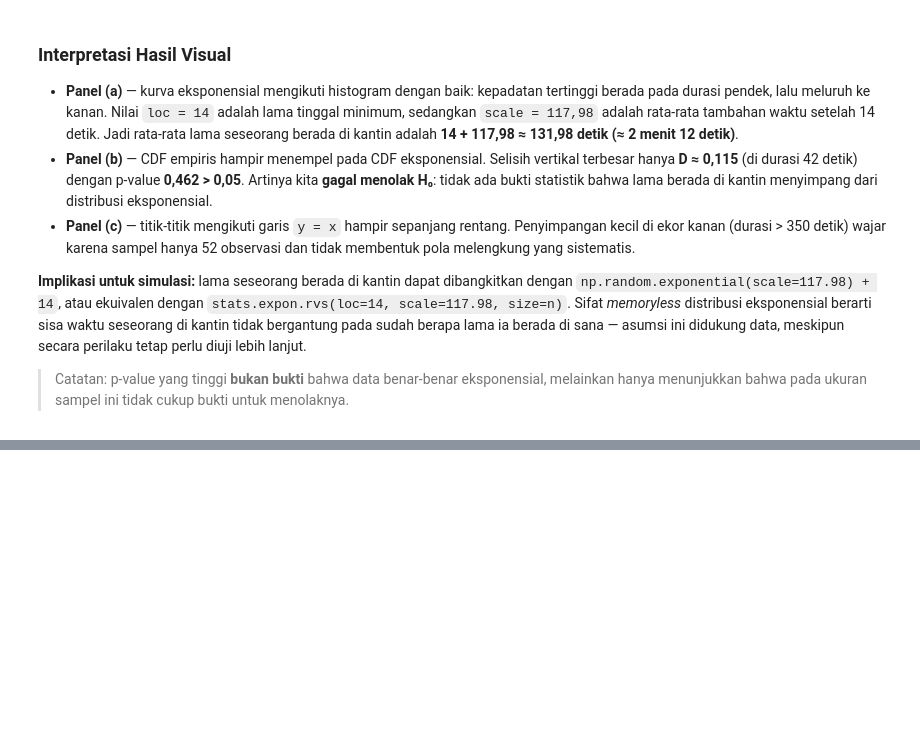
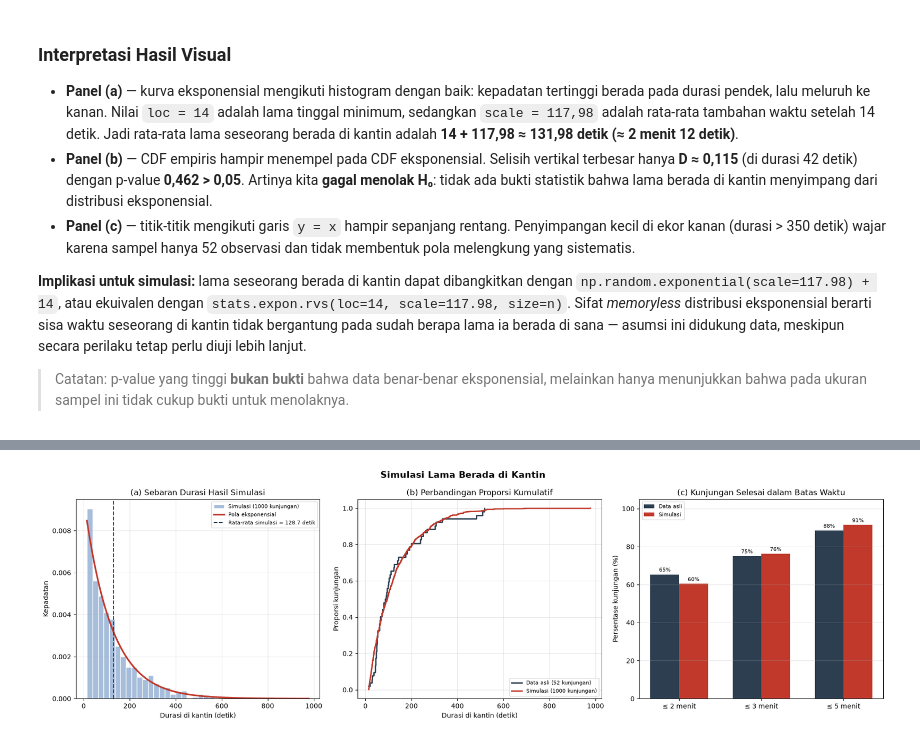
Before and after one commit to Dimassaputra5/KantinFST, a Jupyter notebook: src/simulasi/kantin.ipynb, the cells around one changed output, grey strips where cells are left out. Cells and saved outputs as stored; diff of their text form; code cells hidden in the pictures; blank space fills up the shorter version.

```diff
--- a/src/simulasi/kantin.ipynb
+++ b/src/simulasi/kantin.ipynb
@@ -207,0 +253,60 @@ plt.show()
+# %%
+fig, axes = plt.subplots(1, 3, figsize=(18, 5.5))
+
+# (a) Sebaran durasi simulasi
+ax = axes[0]
+ax.hist(durasi_sim, bins=40, density=True, color="#a6bddb",
+        edgecolor="white", label=f"Simulasi ({n_sim} kunjungan)")
+x_sim = np.linspace(loc_exp, durasi_sim.max(), 500)
+ax.plot(x_sim, stats.expon.pdf(x_sim, loc=loc_exp, scale=scale_exp),
+        color="#c0392b", lw=2.5, label="Pola eksponensial")
+ax.axvline(durasi_sim.mean(), color="#2c3e50", ls="--", lw=1.5,
+           label=f"Rata-rata simulasi = {durasi_sim.mean():.1f} detik")
+ax.set_title("(a) Sebaran Durasi Hasil Simulasi")
+ax.set_xlabel("Durasi di kantin (detik)")
+ax.set_ylabel("Kepadatan")
+ax.legend(fontsize=8)
+ax.grid(alpha=0.3)
+
+# (b) Perbandingan proporsi kumulatif
+ax = axes[1]
+for data, label, warna in [
+    (df["Durasi"], "Data asli (52 kunjungan)", "#2c3e50"),
+    (durasi_sim, f"Simulasi ({n_sim} kunjungan)", "#c0392b"),
+]:
+    urut = np.sort(data)
+    proporsi = np.arange(1, len(urut) + 1) / len(urut)
+    ax.step(urut, proporsi, where="post", color=warna, lw=2, label=label)
+ax.set_title("(b) Perbandingan Proporsi Kumulatif")
+ax.set_xlabel("Durasi di kantin (detik)")
+ax.set_ylabel("Proporsi kunjungan")
+ax.legend(fontsize=8)
+ax.grid(alpha=0.3)
+
+# (c) Proporsi kunjungan yang selesai dalam batas waktu
+ax = axes[2]
+kategori = ["≤ 2 menit", "≤ 3 menit", "≤ 5 menit"]
+batas = [120, 180, 300]
+persen_asli = [(df["Durasi"] <= b).mean() * 100 for b in batas]
+persen_sim = [(durasi_sim <= b).mean() * 100 for b in batas]
+posisi = np.arange(len(kategori))
+lebar = 0.35
+
+ax.bar(posisi - lebar / 2, persen_asli, lebar, color="#2c3e50", label="Data asli")
+ax.bar(posisi + lebar / 2, persen_sim, lebar, color="#c0392b", label="Simulasi")
+for p, nilai in zip(posisi - lebar / 2, persen_asli):
+    ax.text(p, nilai + 1.5, f"{nilai:.0f}%", ha="center", fontsize=8)
+for p, nilai in zip(posisi + lebar / 2, persen_sim):
+    ax.text(p, nilai + 1.5, f"{nilai:.0f}%", ha="center", fontsize=8)
+ax.set_xticks(posisi, kategori)
+ax.set_ylim(0, 105)
+ax.set_title("(c) Kunjungan Selesai dalam Batas Waktu")
+ax.set_ylabel("Persentase kunjungan (%)")
+ax.legend(fontsize=8)
+ax.grid(axis="y", alpha=0.3)
+
+fig.suptitle("Simulasi Lama Berada di Kantin", fontsize=14, fontweight="bold")
+fig.tight_layout()
+plt.show()
+# %% [output]
+[figure, added]
```
Also changed, not shown: parts of 3 cells of this notebook.
